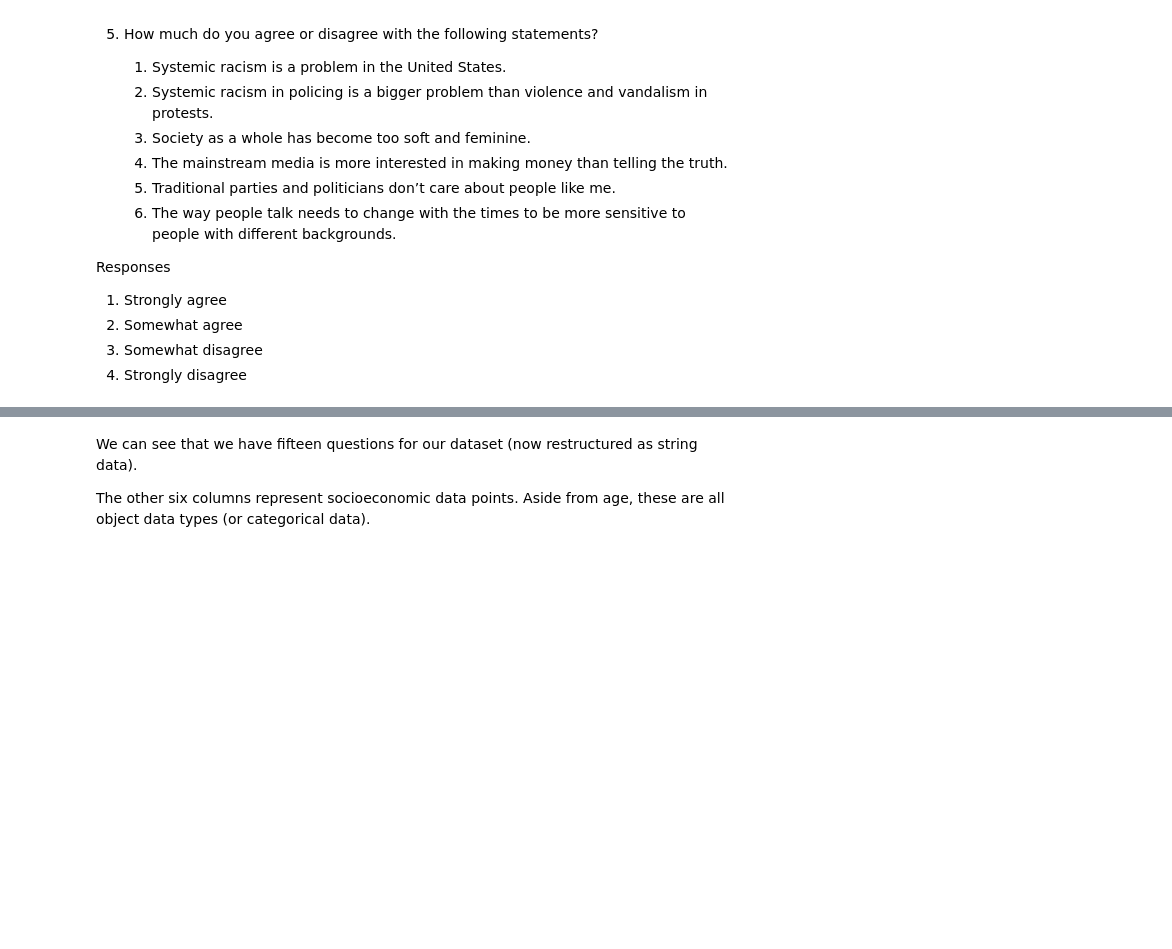
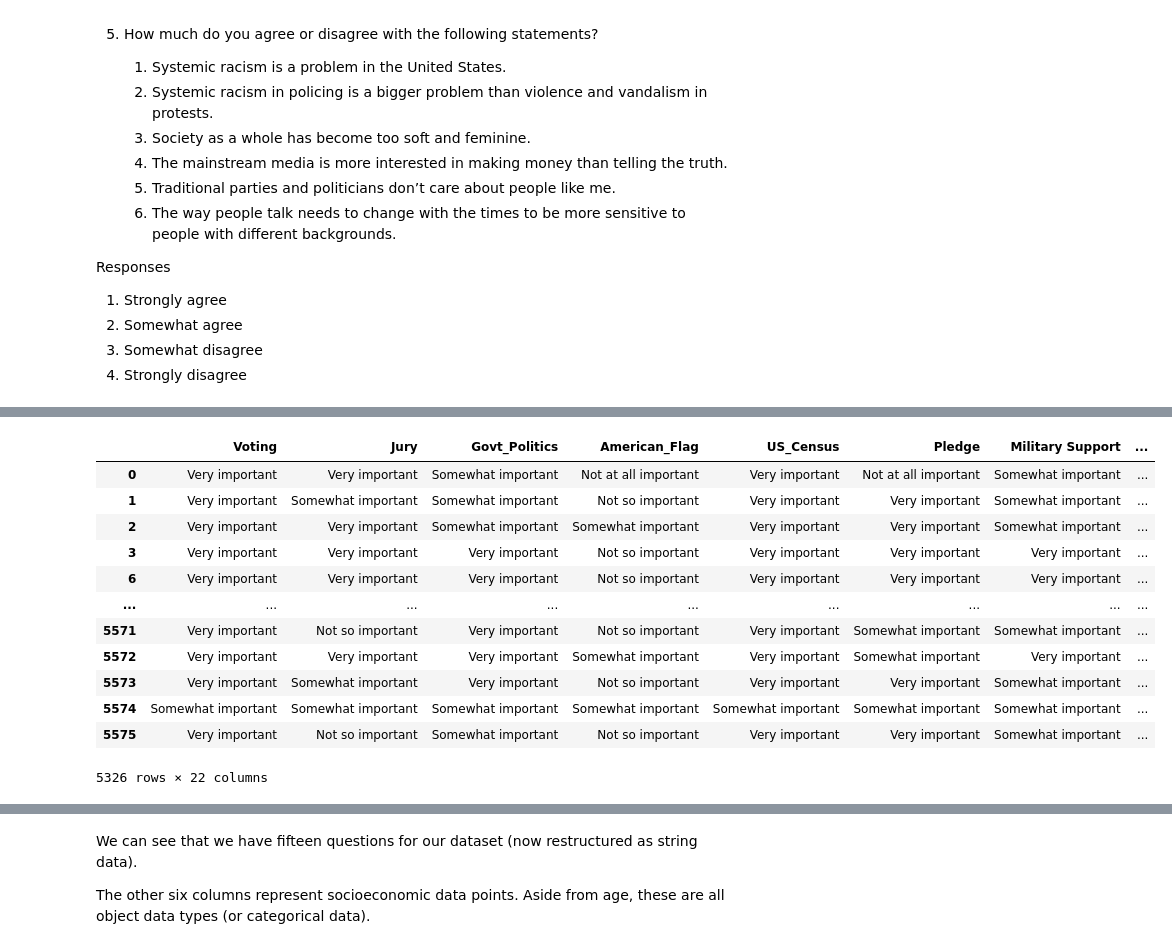
Before and after one commit to The-Rebeckoning/data-science, a Jupyter notebook: portfolio/in-progress/american_valuesv2/eda-american-valuesv2.ipynb, the cells around one changed output, grey strips where cells are left out. Cells and saved outputs as stored; diff of their text form; code cells hidden in the pictures; blank space fills up the shorter version.

```diff
--- a/portfolio/in-progress/american_valuesv2/eda-american-valuesv2.ipynb
+++ b/portfolio/in-progress/american_valuesv2/eda-american-valuesv2.ipynb
@@ -476 +494,17 @@ voter_category       0
 dtype: int64
+# %%
+df.dropna()
+# %% [output]
+|  | Voting | Jury | Govt_Politics | American_Flag | US_Census | Pledge | Military Support | ... |
+| 0 | Very important | Very important | Somewhat important | Not at all important | Very important | Not at all important | Somewhat important | ... |
+| 1 | Very important | Somewhat important | Somewhat important | Not so important | Very important | Very important | Somewhat important | ... |
+| 2 | Very important | Very important | Somewhat important | Somewhat important | Very important | Very important | Somewhat important | ... |
+| 3 | Very important | Very important | Very important | Not so important | Very important | Very important | Very important | ... |
+| 6 | Very important | Very important | Very important | Not so important | Very important | Very important | Very important | ... |
+| ... | ... | ... | ... | ... | ... | ... | ... | ... |
+| 5571 | Very important | Not so important | Very important | Not so important | Very important | Somewhat important | Somewhat important | ... |
+| 5572 | Very important | Very important | Very important | Somewhat important | Very important | Somewhat important | Very important | ... |
+| 5573 | Very important | Somewhat important | Very important | Not so important | Very important | Very important | Somewhat important | ... |
+| 5574 | Somewhat important | Somewhat important | Somewhat important | Somewhat important | Somewhat important | Somewhat important | Somewhat important | ... |
+| 5575 | Very important | Not so important | Somewhat important | Not so important | Very important | Very important | Somewhat important | ... |
+5326 rows × 22 columns
```
Also changed, not shown: parts of 18 cells of this notebook, 1 other file.
